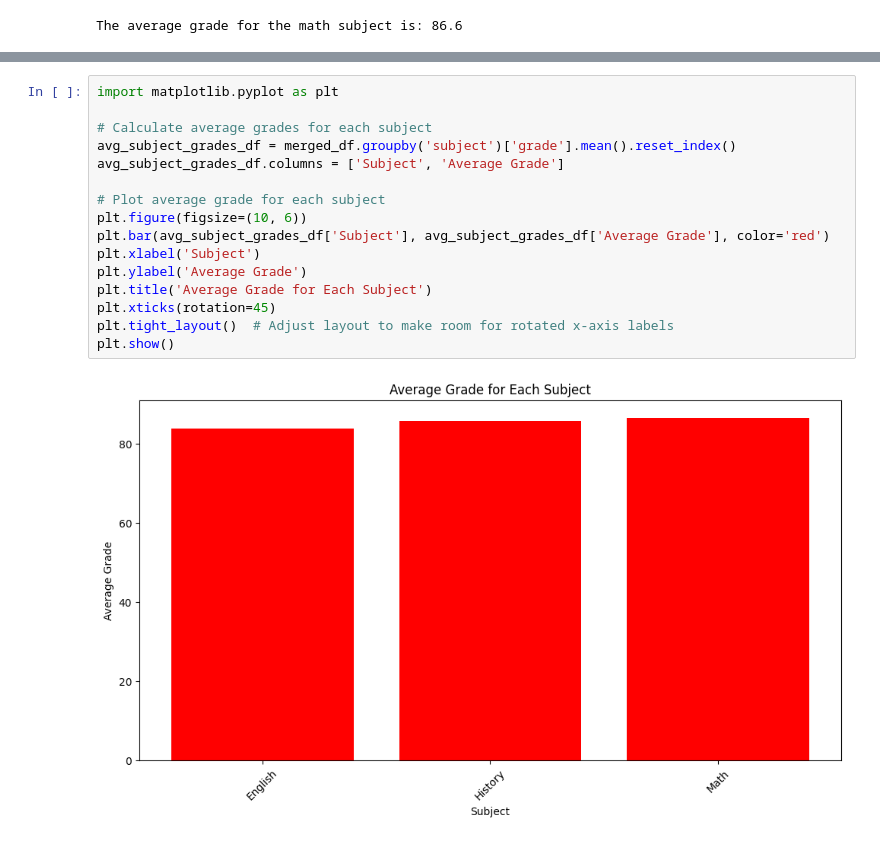
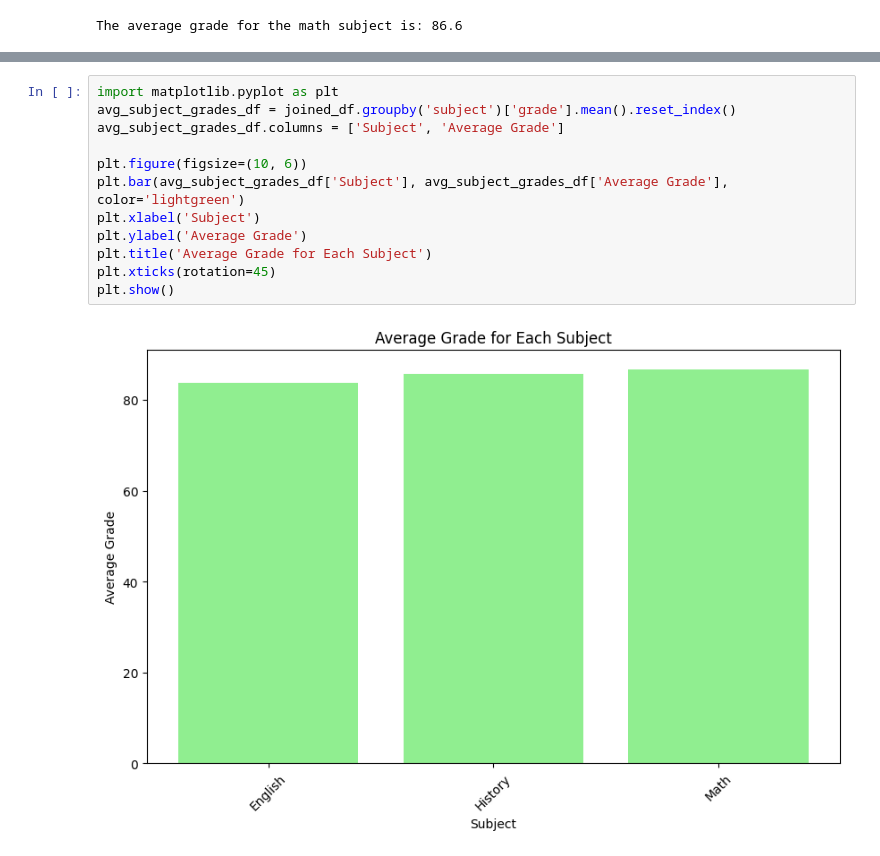
Before and after one commit to fourfeatherz/DS2002F24, a Jupyter notebook: python/sqlite_ds2002.ipynb, the cells around one changed output, grey strips where cells are left out. Saved outputs shown, nothing was run; the diff lists cells and outputs as text.

```diff
--- a/python/sqlite_ds2002.ipynb
+++ b/python/sqlite_ds2002.ipynb
@@ -765,21 +794,17 @@ plt.show()
 # %%
 import matplotlib.pyplot as plt
-
-# Calculate average grades for each subject
-avg_subject_grades_df = merged_df.groupby('subject')['grade'].mean().reset_index()
+avg_subject_grades_df = joined_df.groupby('subject')['grade'].mean().reset_index()
 avg_subject_grades_df.columns = ['Subject', 'Average Grade']
 
-# Plot average grade for each subject
 plt.figure(figsize=(10, 6))
-plt.bar(avg_subject_grades_df['Subject'], avg_subject_grades_df['Average Grade'], color='red')
+plt.bar(avg_subject_grades_df['Subject'], avg_subject_grades_df['Average Grade'], color='lightgreen')
 plt.xlabel('Subject')
 plt.ylabel('Average Grade')
 plt.title('Average Grade for Each Subject')
 plt.xticks(rotation=45)
-plt.tight_layout()  # Adjust layout to make room for rotated x-axis labels
 plt.show()
 # %% [output]
-[figure, old version]
+[figure, new version]
 # %%
 import pandas as pd
 import sqlite3
```
Also changed, not shown: parts of 9 cells of this notebook.
